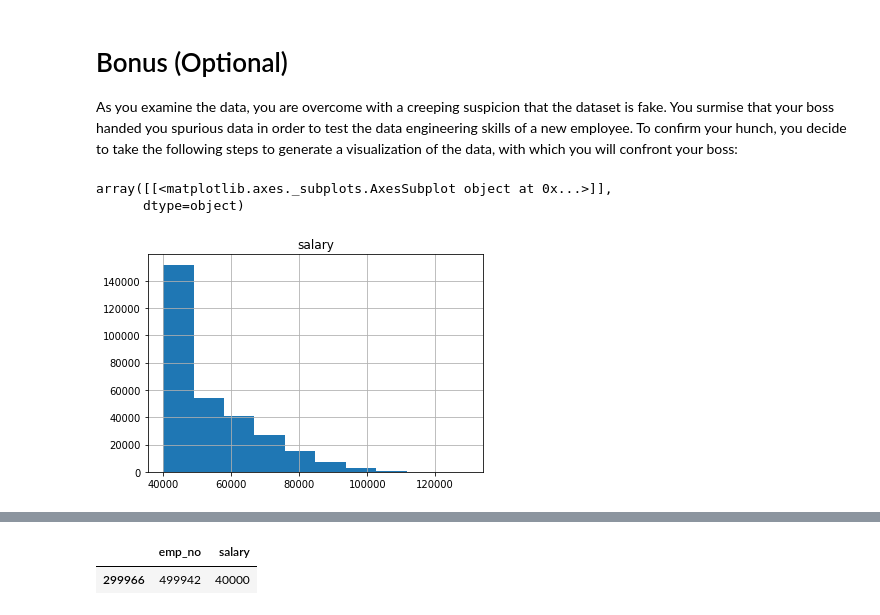
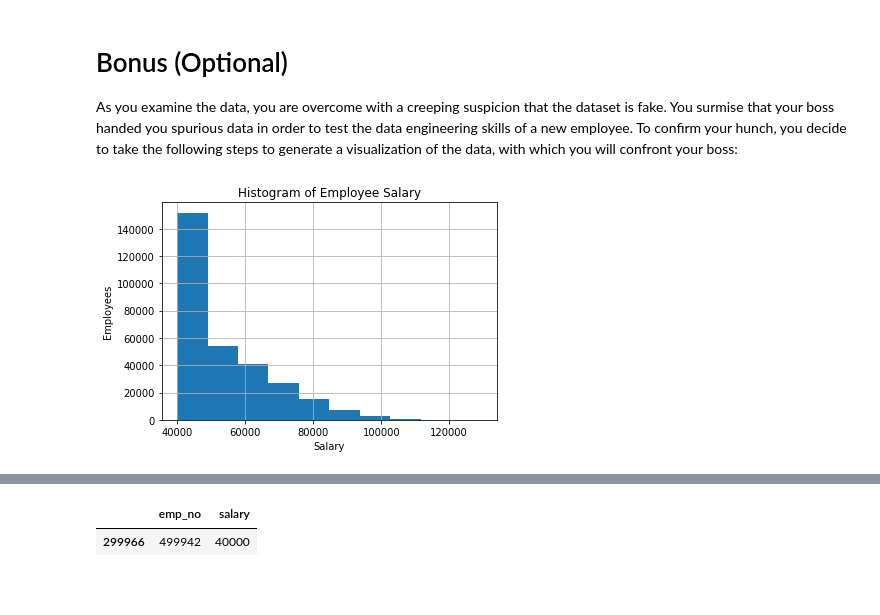
Before and after one commit to rmoesw01/sql-challenge, a Jupyter notebook: EmployeeSQL/Spurious_Data.ipynb, the cells around one changed output, grey strips where cells are left out. Saved outputs shown, nothing was run; the diff lists cells and outputs as text; code cells hidden in the pictures; blank space fills up the shorter version.

```diff
--- a/EmployeeSQL/Spurious_Data.ipynb
+++ b/EmployeeSQL/Spurious_Data.ipynb
@@ -25,11 +26,14 @@ dept_manager_df = pd.read_sql('Select * FROM "Dept_manager"', connection)
 sal_index_df = salaries_df.set_index('emp_no')
 # %%
 # Create a histogram to visualize the most common salary ranges for employees.
-salaries_df.hist(column='salary')
+fig, ax = plt.subplots()
+ax.hist(salaries_df['salary'])
+ax.set_xlabel('Salary')
+ax.set_ylabel('Employees')
+ax.set_title('Histogram of Employee Salary')
+ax.grid()
 # %% [output]
-array([[<matplotlib.axes._subplots.AxesSubplot object at 0x...>]],
-      dtype=object)
-[figure, old version]
+[figure, new version]
 # %%
 # Sort by the id so the list will be in the same order as the salary mean table
 titles_sort_df = titles_df.sort_values(by = 'title_id', ignore_index=True)
```
Also changed, not shown: parts of 6 cells of this notebook.
